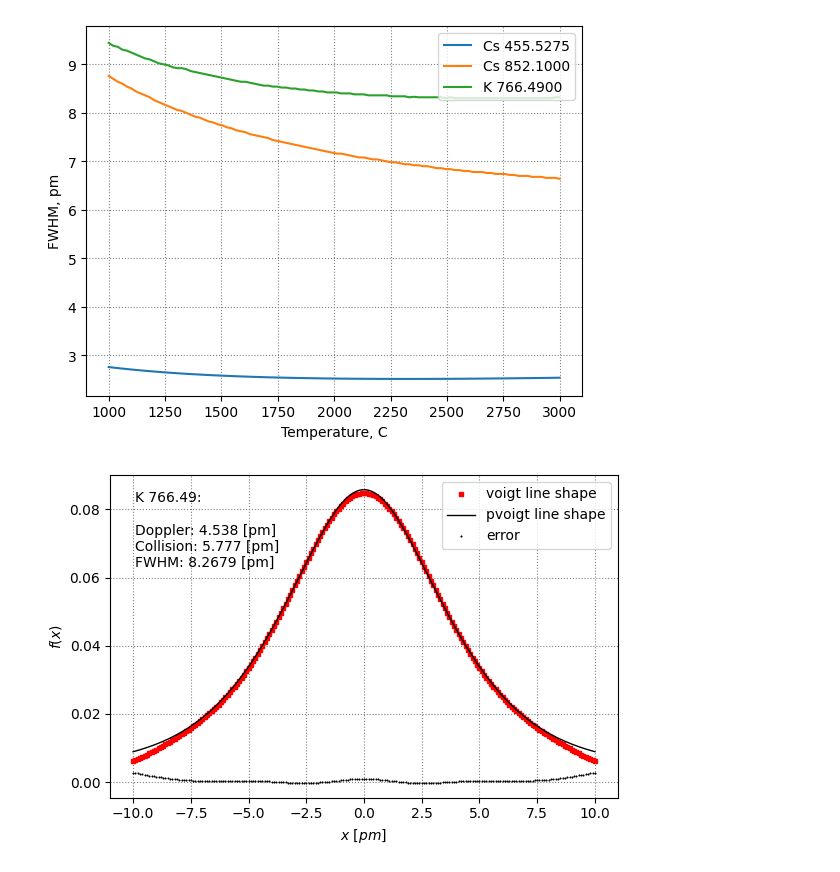
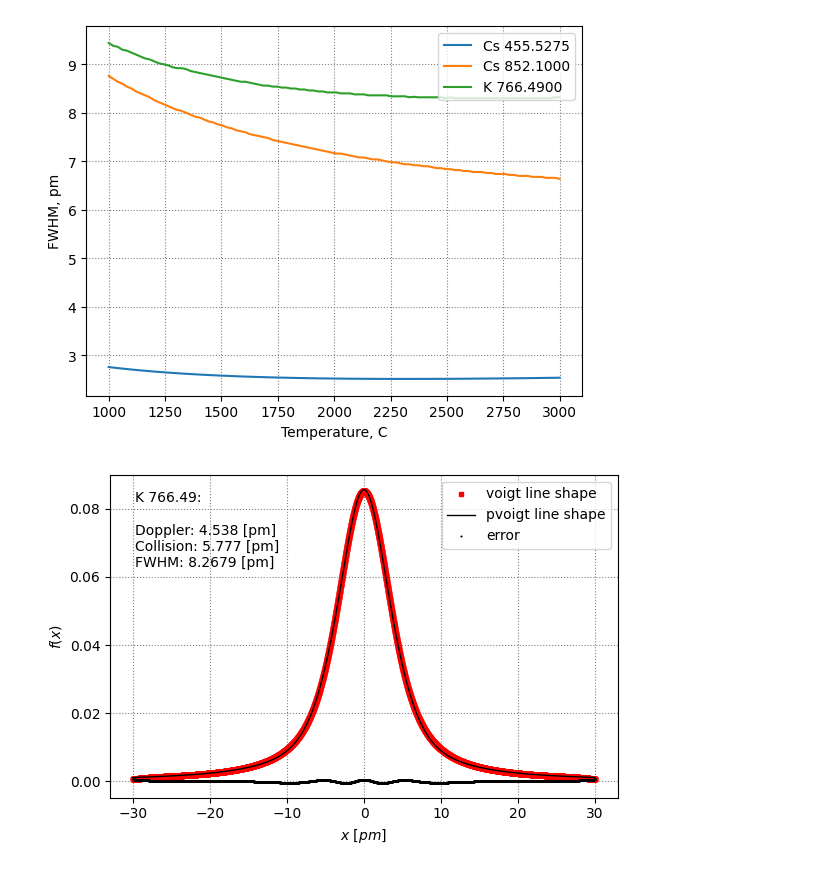
Before and after one commit to Exinker/spectrumlab-spectral-line, a Jupyter notebook: notebooks/article2025 (temperature-dependence).ipynb, the cells around one changed output. Drawn from its saved outputs; the diff is of its cells as text; code cells hidden in the pictures.

```diff
--- a/notebooks/article2025 (temperature-dependence).ipynb
+++ b/notebooks/article2025 (temperature-dependence).ipynb
@@ -74,15 +71,17 @@ plt.show()
 # %%
 estimator = LineShapeEstimator(
     config=LineShapeEstimatorConfig(
         temperature=2400 + 273.15,
         buffer='Ar',
         tau=TAU,
         sigma=SIGMA,
     ),
 )
 shape = estimator.fit(
     line=Line(element, wavelength),
+    dx=.01,
+    rx=30,
     show=True,
 )
 # %% [output]
-[figure, old version]
+[figure, new version]
```
Also changed, not shown: parts of 1 cell of this notebook, 16 other files.
